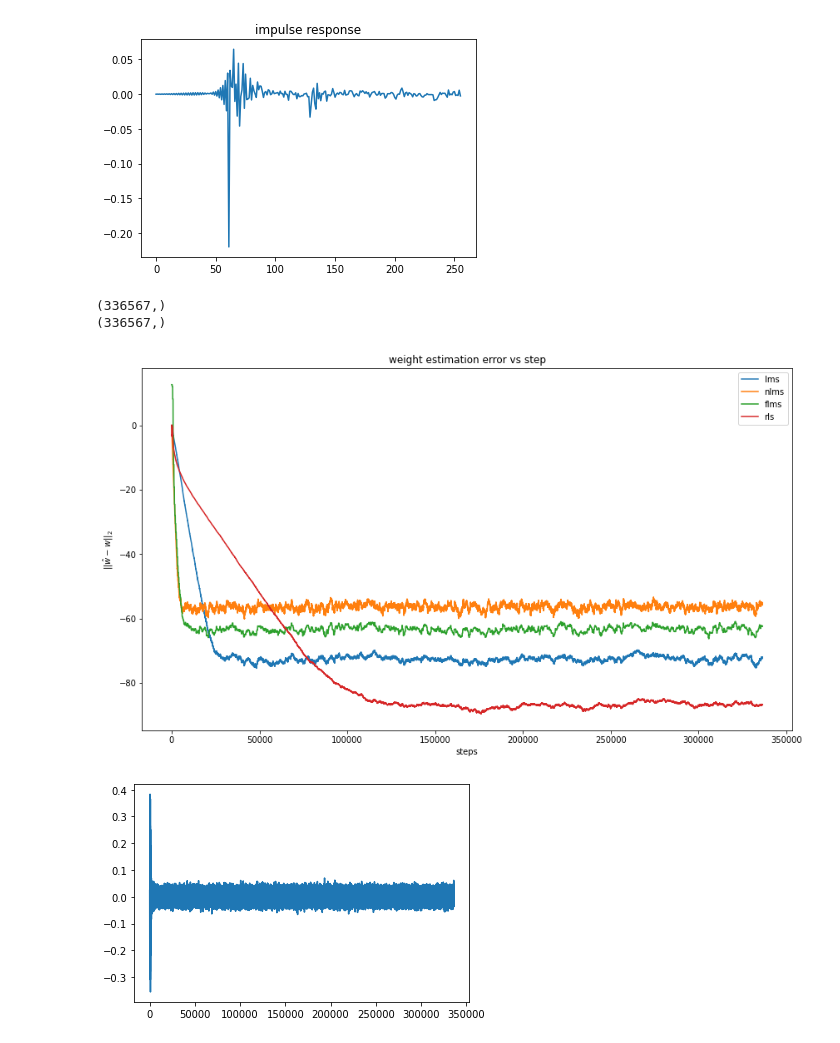
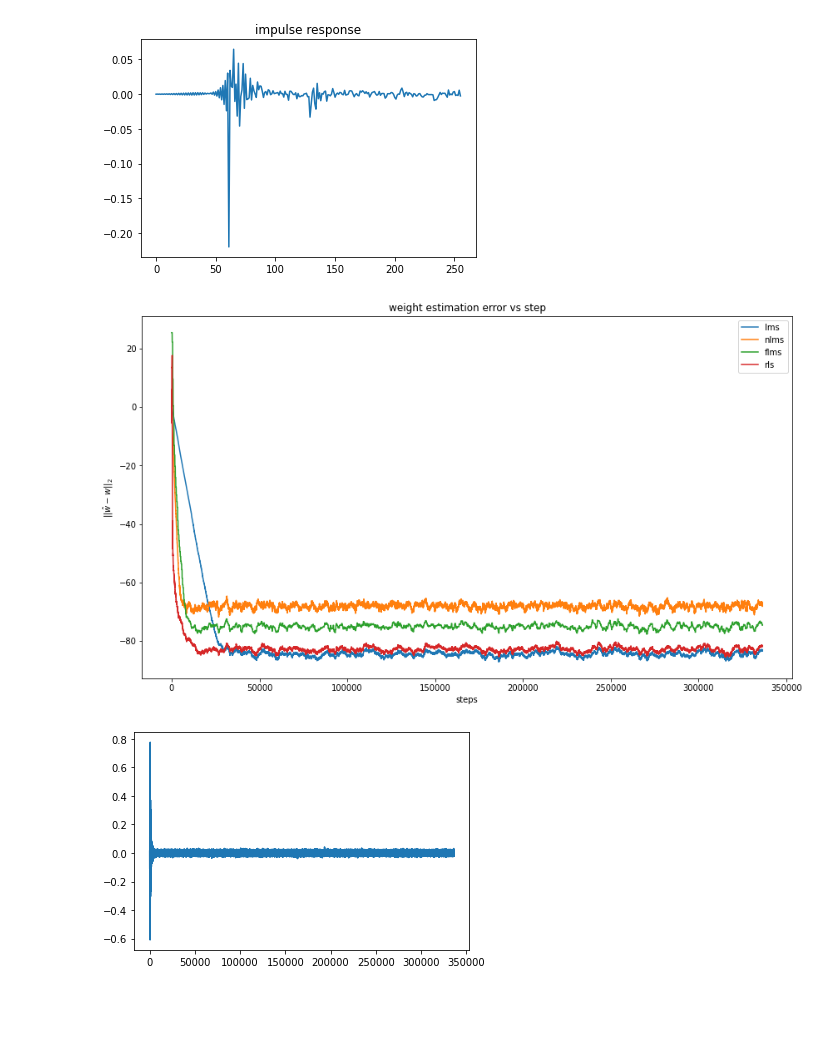
Before and after one commit to wangwei2009/DistantSpeech, a Jupyter notebook: example/RLS.ipynb, the cells around one changed output. Cells and saved outputs as stored; diff of their text form; code cells hidden in the pictures; blank space fills up the shorter version.

```diff
--- a/example/RLS.ipynb
+++ b/example/RLS.ipynb
@@ -30,14 +34,22 @@ plt.show()
 
 
 # src = awgn(src, 30)
-
-SNR = 15
+# create a known driving signal
+# src = np.random.randn(len(src))
+SNR = 20
 data_clean = conv(src, rir[:, 0])
 data = data_clean[:len(src)]
 data = awgn(data, SNR)
+# print(rir.shape)
+# print(src.shape)
+# from scipy.signal import fftconvolve
+# # convolve with the unknown filter
+# d_clean = fftconvolve(src, rir[:, 0])[:len(data)]
+# # add some noise to the reference signal
+# data = d_clean + np.random.randn(len(data)) * 10**(-SNR / 20.)
 
-print(src.shape)
-print(data.shape)
+# print(src.shape)
+# print(data.shape)
 
 # array_data = audioread("/home/wangwei/work/DistantSpeech/example/mix.wav")
 # src = array_data[:, 0]
@@ -48,7 +60,7 @@ w = np.zeros((filter_len, 1))
 lms = BaseFilter(filter_len=filter_len, mu=0.001, normalization=False)
 nlms = BaseFilter(filter_len=filter_len, mu=0.1)
 flms = FastFreqLms(filter_len=filter_len, mu=0.1)
-rls = Rls(filter_len=filter_len, mu=0.1)
+rls = Rls(filter_len=filter_len)
 
 valid_len = len(src)-flms.filter_len  # discard last frame
 
@@ -58,40 +70,38 @@ est_err_flms = np.zeros(valid_len)
 est_err_rls = np.zeros(valid_len)
 
 output = np.zeros(data.shape)
 
 for n in tqdm(range((valid_len))):
     if np.mod(n, flms.filter_len) == 0:
         input_vector = src[n: n +  flms.filter_len]
         d_vector = data[n : n + flms.filter_len]
         err, w_flms = flms.update(input_vector, d_vector)
 
         output[n : n + flms.filter_len] = err[:, 0]
     _, w_lms = lms.update(src[n], data[n])
     _, w_nlms = nlms.update(src[n], data[n])
     _, w_rls = rls.update(src[n], data[n])
     est_err_lms[n] = np.sum(np.abs(rir - w_lms[:len(rir)])**2)
     est_err_nlms[n] = np.sum(np.abs(rir - w_nlms[:len(rir)])**2)
     est_err_flms[n] = np.sum(np.abs(rir - w_flms[:len(rir)])**2)
     est_err_rls[n] = np.sum(np.abs(rir - w_rls[:len(rir)])**2)
 
 plt.figure(figsize=(14,8))
 plt.plot(10 * np.log(est_err_lms / np.sum(np.abs(rir[:, 0])**2) + 1e-6))
 plt.plot(10 * np.log(est_err_nlms / np.sum(np.abs(rir[:, 0])**2)) + 1e-6)
 plt.plot(10 * np.log(est_err_flms / np.sum(np.abs(rir[:, 0])**2)) + 1e-6)
 plt.plot(10 * np.log(est_err_rls / np.sum(np.abs(rir[:, 0])**2)) + 1e-6)
 plt.legend(['lms', 'nlms', 'flms', 'rls'], loc='upper right')
 plt.xlabel("steps")
 plt.ylabel("$\||\hat{w}-w\||_2$")
 plt.title('weight estimation error vs step')
 plt.show()
 # %% [output]
-(336567,)
-(336567,)
-[figure, old version]
+[figure, new version]
 # %%
 plt.figure()
 plt.plot(output)
 plt.show()
 # audiowrite('flms1.wav', output)
 # %% [output]
-[figure, old version]
+[figure, new version]
```
Also changed, not shown: parts of 1 cell of this notebook.
